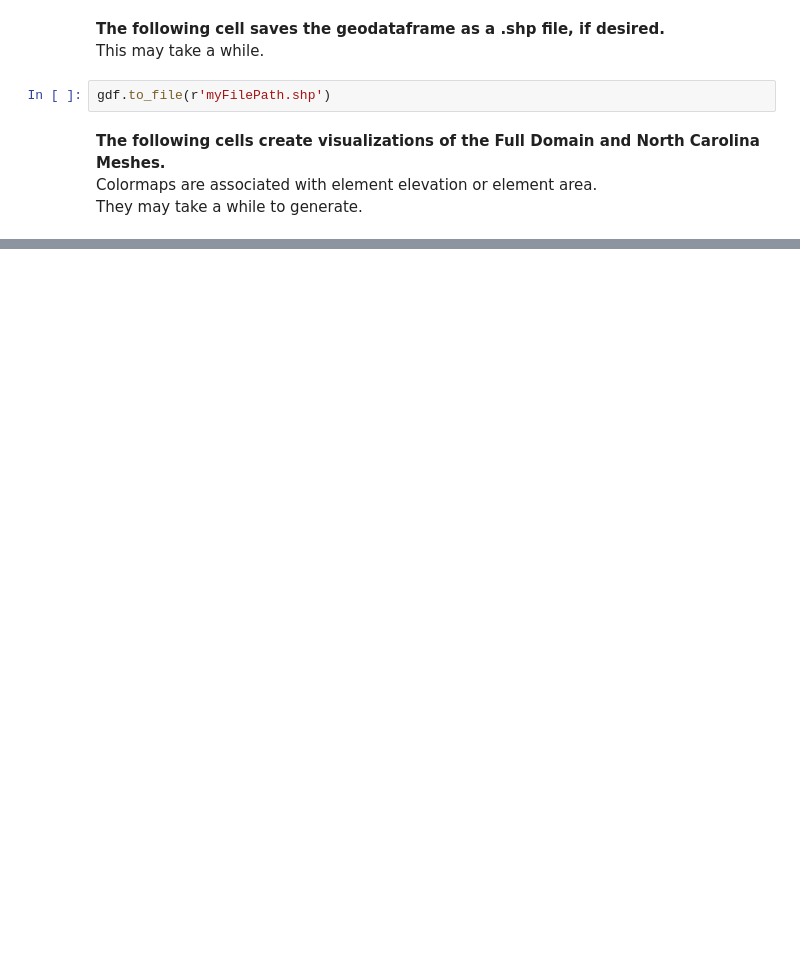
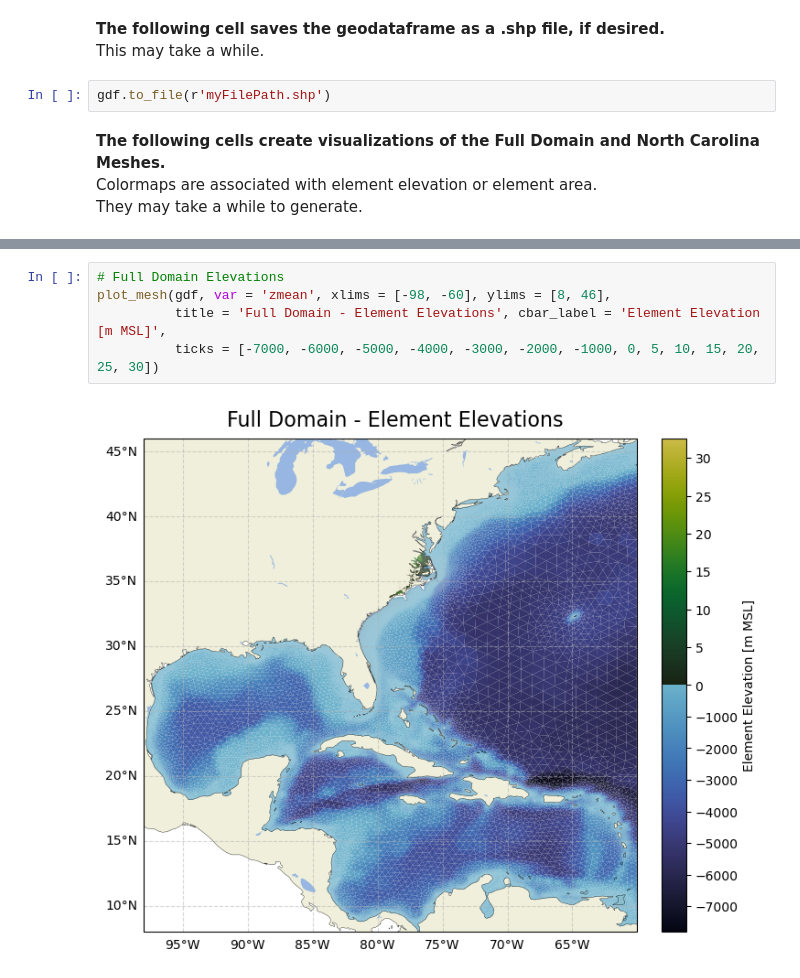
Before and after one commit to tomas19/kalpana_v2, a Jupyter notebook: examples/export_example03.ipynb, the cells around one changed output, grey strips where cells are left out. Cells and saved outputs as stored; diff of their text form; blank space fills up the shorter version.

```diff
--- a/examples/export_example03.ipynb
+++ b/examples/export_example03.ipynb
@@ -51 +57,8 @@ gdf['area'] = [x.area for x in gdf2['geometry']]
+# %%
+# Full Domain Elevations
+plot_mesh(gdf, var = 'zmean', xlims = [-98, -60], ylims = [8, 46],
+          title = 'Full Domain - Element Elevations', cbar_label = 'Element Elevation [m MSL]',
+          ticks = [-7000, -6000, -5000, -4000, -3000, -2000, -1000, 0, 5, 10, 15, 20, 25, 30])
+# %% [output]
+[figure, added]
 # %%
```
Also changed, not shown: parts of 10 cells of this notebook, 23 other files.
